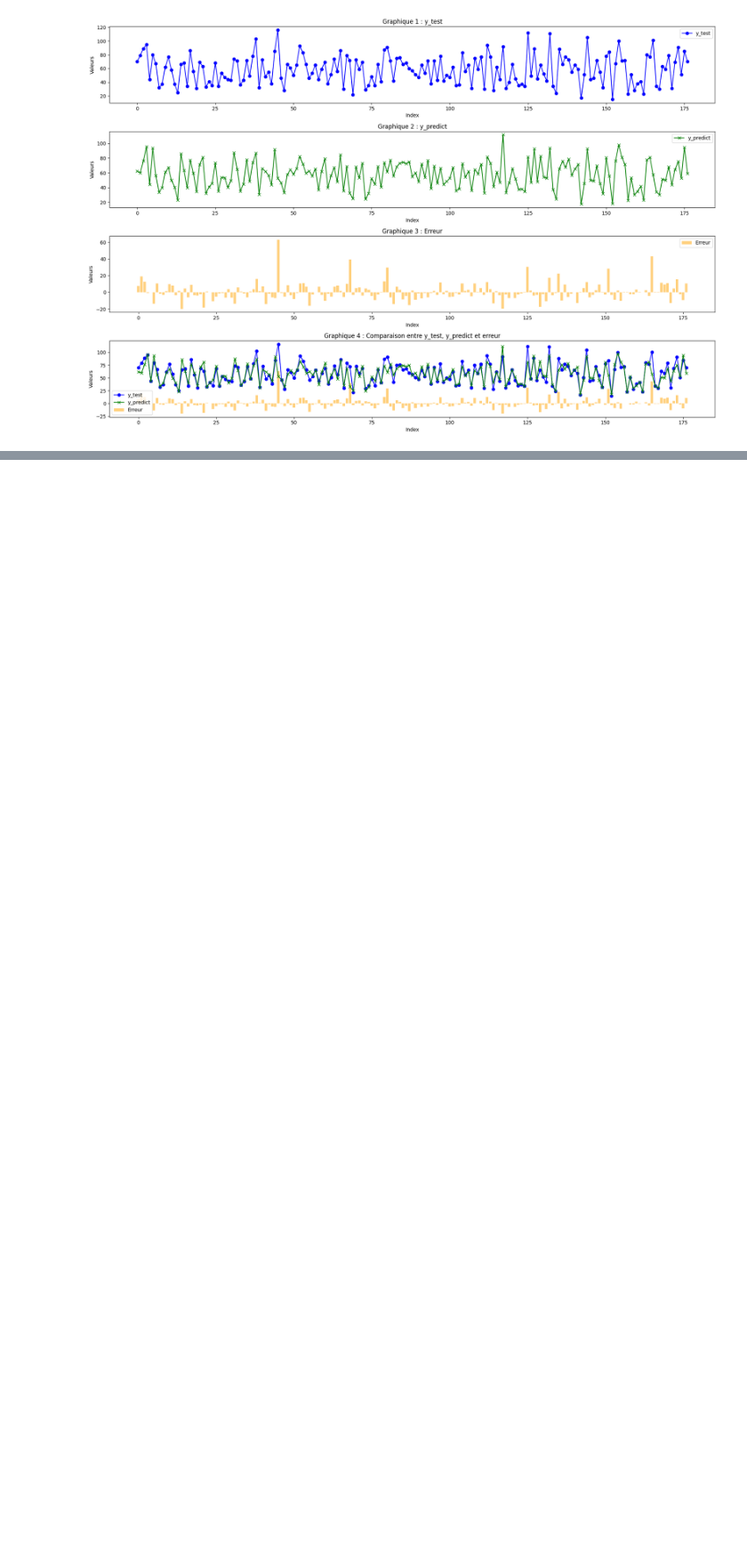
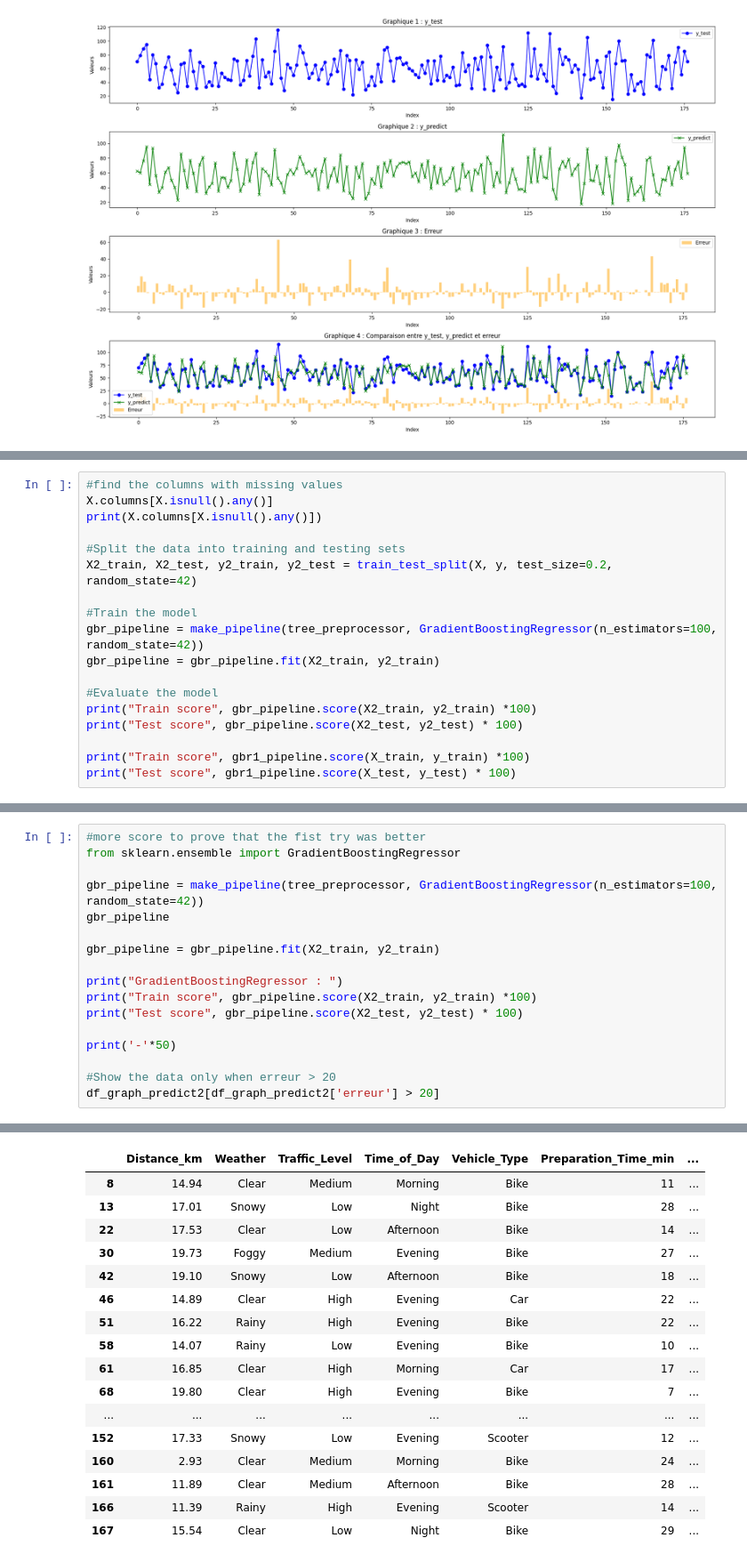
Before and after one commit to sxfiene/Delivery_Time_Predictor, a Jupyter notebook: Delivery_Time.ipynb, the cells around one changed output, grey strips where cells are left out. Shown at 89% size. Drawn from its saved outputs; the diff is of its cells as text; blank space fills up the shorter version.

```diff
--- a/Delivery_Time.ipynb
+++ b/Delivery_Time.ipynb
@@ -611,0 +718,18 @@ plt.show()
+# %%
+#find the columns with missing values
+X.columns[X.isnull().any()]
+print(X.columns[X.isnull().any()])
+
+#Split the data into training and testing sets
+X2_train, X2_test, y2_train, y2_test = train_test_split(X, y, test_size=0.2, random_state=42)
+
+#Train the model
+gbr_pipeline = make_pipeline(tree_preprocessor, GradientBoostingRegressor(n_estimators=100, random_state=42))
+gbr_pipeline = gbr_pipeline.fit(X2_train, y2_train)
+
+#Evaluate the model
+print("Train score", gbr_pipeline.score(X2_train, y2_train) *100)
+print("Test score", gbr_pipeline.score(X2_test, y2_test) * 100)
+
+print("Train score", gbr1_pipeline.score(X_train, y_train) *100)
+print("Test score", gbr1_pipeline.score(X_test, y_test) * 100)
@@ -611,0 +819,18 @@ plt.show()
+# %%
+#more score to prove that the fist try was better
+from sklearn.ensemble import GradientBoostingRegressor
+
+gbr_pipeline = make_pipeline(tree_preprocessor, GradientBoostingRegressor(n_estimators=100, random_state=42))
+gbr_pipeline
+
+gbr_pipeline = gbr_pipeline.fit(X2_train, y2_train)
+
+print("GradientBoostingRegressor : ")
+print("Train score", gbr_pipeline.score(X2_train, y2_train) *100)
+print("Test score", gbr_pipeline.score(X2_test, y2_test) * 100)
+
+print('-'*50)
+
+#Show the data only when erreur > 20
+df_graph_predict2[df_graph_predict2['erreur'] > 20]
+# %% [output]
@@ -611,0 +841,17 @@ plt.show()
+|  | Distance_km | Weather | Traffic_Level | Time_of_Day | Vehicle_Type | Preparation_Time_min | ... |
+| 8 | 14.94 | Clear | Medium | Morning | Bike | 11 | ... |
+| 13 | 17.01 | Snowy | Low | Night | Bike | 28 | ... |
+| 22 | 17.53 | Clear | Low | Afternoon | Bike | 14 | ... |
+| 30 | 19.73 | Foggy | Medium | Evening | Bike | 27 | ... |
+| 42 | 19.10 | Snowy | Low | Afternoon | Bike | 18 | ... |
+| 46 | 14.89 | Clear | High | Evening | Car | 22 | ... |
+| 51 | 16.22 | Rainy | High | Evening | Bike | 22 | ... |
+| 58 | 14.07 | Rainy | Low | Evening | Bike | 10 | ... |
+| 61 | 16.85 | Clear | High | Morning | Car | 17 | ... |
+| 68 | 19.80 | Clear | High | Evening | Bike | 7 | ... |
+| ... | ... | ... | ... | ... | ... | ... | ... |
+| 152 | 17.33 | Snowy | Low | Evening | Scooter | 12 | ... |
+| 160 | 2.93 | Clear | Medium | Morning | Bike | 24 | ... |
+| 161 | 11.89 | Clear | Medium | Afternoon | Bike | 28 | ... |
+| 166 | 11.39 | Rainy | High | Evening | Scooter | 14 | ... |
+| 167 | 15.54 | Clear | Low | Night | Bike | 29 | ... |
```
Also changed, not shown: parts of 47 cells of this notebook, 2 other files.
